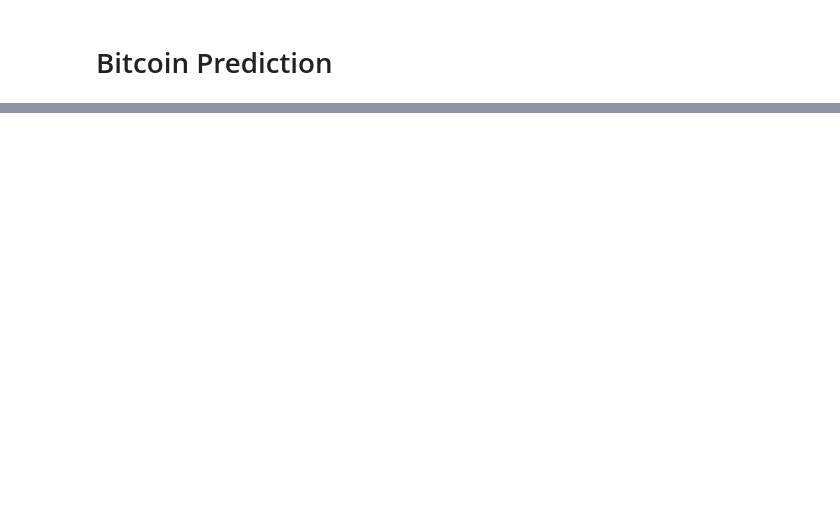
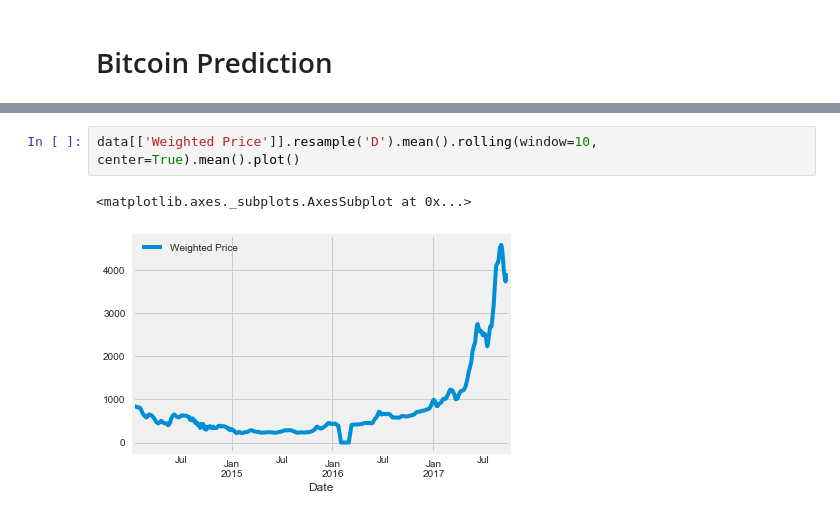
Before and after one commit to Akanta21/GA_DAT5, a Jupyter notebook: Bitcoin.ipynb, the cells around one changed output, grey strips where cells are left out. Cells and saved outputs as stored; diff of their text form; blank space fills up the shorter version.

```diff
--- a/Bitcoin.ipynb
+++ b/Bitcoin.ipynb
@@ -34,0 +88,5 @@ sns.heatmap(data.corr())
+# %%
+data[['Weighted Price']].resample('D').mean().rolling(window=10, center=True).mean().plot()
+# %% [output]
+<matplotlib.axes._subplots.AxesSubplot at 0x...>
+[figure, added]
```
Also changed, not shown: parts of 18 cells of this notebook, 1 other file.
